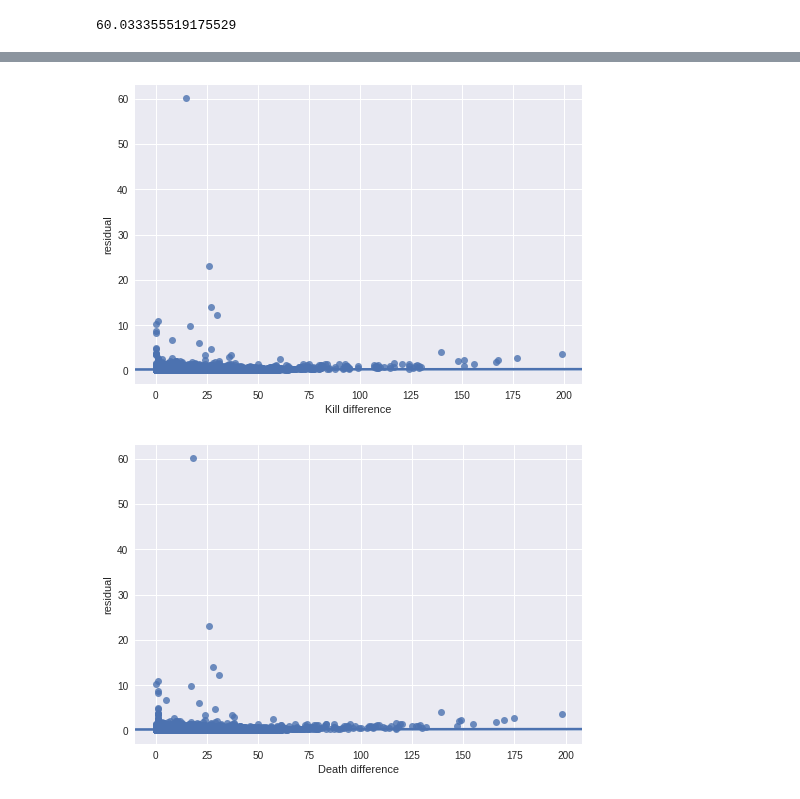
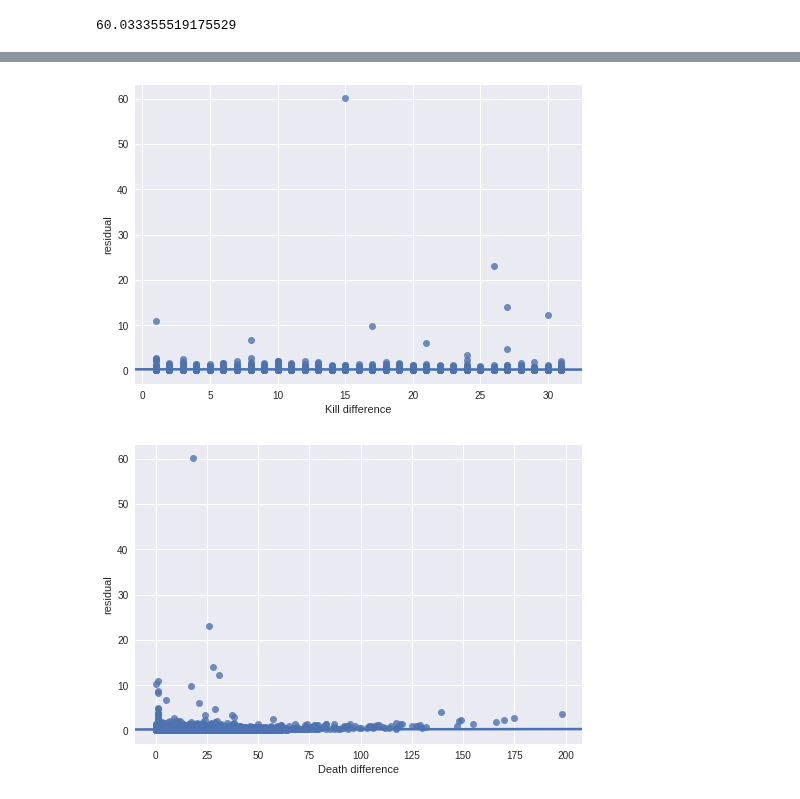
Before and after one commit to beelze-b/Open-Dota-Exploration, a Jupyter notebook: WeightsAndResiduals.ipynb, the cells around one changed output, grey strips where cells are left out. Drawn from its saved outputs; the diff is of its cells as text; code cells hidden in the pictures.

```diff
--- a/WeightsAndResiduals.ipynb
+++ b/WeightsAndResiduals.ipynb
@@ -209,3 +207,9 @@ def heroGoldSpent(row):
                 largestAbsoluteSoFar = abs(value)
                 returnVal = int(pos[3:4])
     return returnVal
+# %%
+def outlier_mask(data, m = 2.):
+    d = np.abs(data - np.median(data))
+    mdev = np.median(d)
+    s = d/mdev if mdev else 0.
+    return s<m
@@ -212,11 +218,12 @@ def heroGoldSpent(row):
 # %%
 kill_difference = np.abs(df.apply(RadiantDireDifference, args=('kills',), axis=1))
-sns.regplot(kill_difference, df['residual'])
+kill_difference_mask = outlier_mask(kill_difference)
+sns.regplot(kill_difference[kill_difference_mask], df['residual'][kill_difference_mask])
 ax = plt.gca()
 ax.set_xlabel("Kill difference")
 plt.show()
 # %% [output]
-[figure, old version]
+[figure, new version]
 # %%
 death_difference = df.apply(RadiantDireDifference, args=('deaths',), axis=1)
 sns.regplot(np.abs(death_difference), df['residual'])
```
Also changed, not shown: parts of 9 cells of this notebook.
